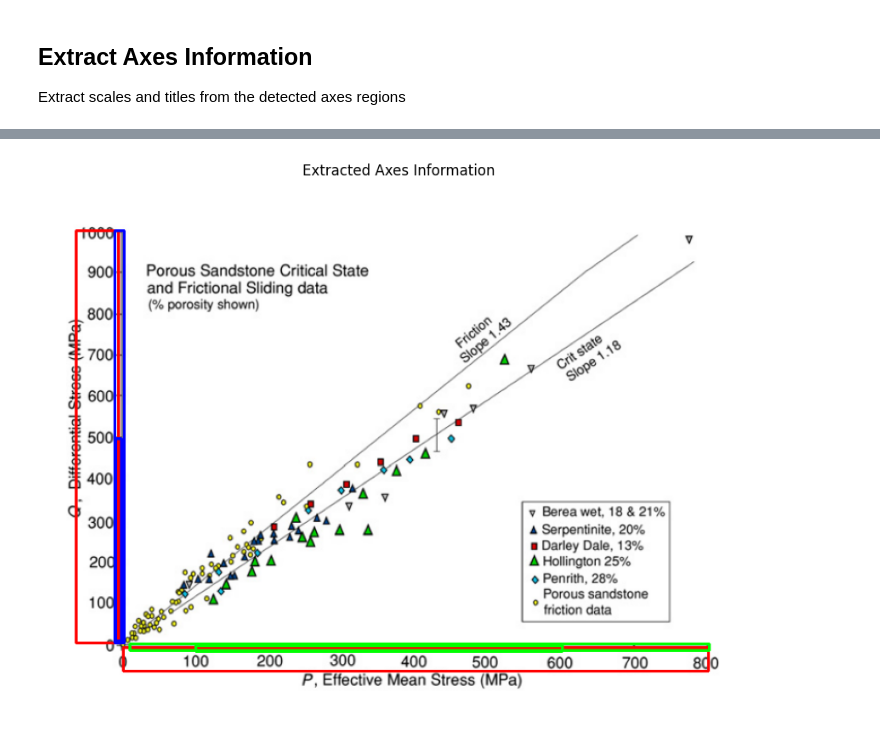
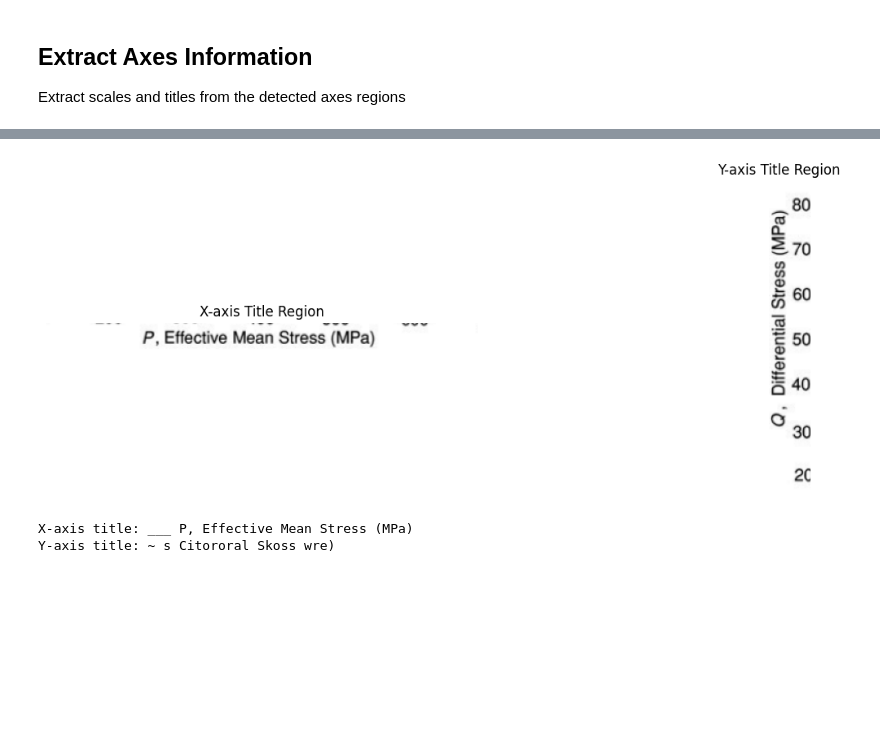
Before and after one commit to sa-diq/rock-strength, a Jupyter notebook: segmentation.ipynb, the cells around one changed output, grey strips where cells are left out. Saved outputs shown, nothing was run; the diff lists cells and outputs as text; code cells hidden in the pictures; blank space fills up the shorter version.

```diff
--- a/segmentation.ipynb
+++ b/segmentation.ipynb
@@ -277,26 +276,49 @@ NameError: name 'label_candidates' is not defined
-# %%
-# Visualize the extracted information on the original image
-vis_img = image_rgb.copy()
-
-# Draw rectangles around adjusted scale regions
-cv2.rectangle(vis_img,
-            (plot_left-5, plot_bottom+5),
-            (plot_right+10, plot_bottom+35),
-            (255, 0, 0), 2)
-cv2.rectangle(vis_img,
-            (max(0, plot_left-50), plot_top-10),
-            (plot_left-5, plot_bottom),
-            (255, 0, 0), 2)
-
-# Draw rectangles around axis titles
-for label_type, x, y, w, h in label_candidates:
-    color = (0, 255, 0) if label_type == 'X Label' else (0, 0, 255)
-    cv2.rectangle(vis_img, (x, y), (x+w, y+h), color, 2)
-
-plt.figure(figsize=(12, 8))
-plt.imshow(vis_img)
-plt.title('Extracted Axes Information (Adjusted)')
-plt.axis('off')
-plt.show()
-# %% [output]
-[figure, removed]
+# %%
+# Extract a more precise region for the x-axis title
+# The title appears to be centered below the x-axis scale
+x_center = (plot_left + plot_right) // 2
+x_title_width = int((plot_right - plot_left) * 0.7)  # Take 70% of plot width
+x_title_region = grayscale_image[plot_bottom+25:plot_bottom+55,
+                                x_center - x_title_width//2:x_center + x_title_width//2]
+
+# For y-axis title, extract a taller, narrower region
+# The title appears to be centered to the left of the y-axis scale
+y_center = (plot_top + plot_bottom) // 2
+y_title_height = int((plot_bottom - plot_top) * 0.7)  # Take 70% of plot height
+y_title_region = grayscale_image[y_center - y_title_height//2:y_center + y_title_height//2,
+                                max(0, plot_left-80):max(0, plot_left-20)]
+
+# Visualize the extracted regions to verify they capture the titles correctly
+fig, (ax1, ax2) = plt.subplots(1, 2, figsize=(15, 5))
+ax1.imshow(x_title_region, cmap='gray')
+ax1.set_title('X-axis Title Region')
+ax1.axis('off')
+
+ax2.imshow(y_title_region, cmap='gray')
+ax2.set_title('Y-axis Title Region')
+ax2.axis('off')
+plt.show()
+
+# Apply simple preprocessing
+x_title_enhanced = cv2.threshold(x_title_region, 0, 255, cv2.THRESH_BINARY_INV + cv2.THRESH_OTSU)[1]
+y_title_enhanced = cv2.threshold(y_title_region, 0, 255, cv2.THRESH_BINARY_INV + cv2.THRESH_OTSU)[1]
+
+# OCR with appropriate configuration
+x_title = pytesseract.image_to_string(
+    x_title_enhanced,
+    config='--psm 7 -l eng'  # Single line of text
+).strip()
+
+# For y-axis, rotate the image 90 degrees clockwise
+y_title_rotated = cv2.rotate(y_title_enhanced, cv2.ROTATE_90_CLOCKWISE)
+y_title = pytesseract.image_to_string(
+    y_title_rotated,
+    config='--psm 7 -l eng'  # Single line of text
+).strip()
+
+print('X-axis title:', x_title)
+print('Y-axis title:', y_title)
+# %% [output]
+[figure, added]
+X-axis title: ___ P, Effective Mean Stress (MPa)
+Y-axis title: ~ s Citororal Skoss wre)
```
Also changed, not shown: parts of 8 cells of this notebook.
